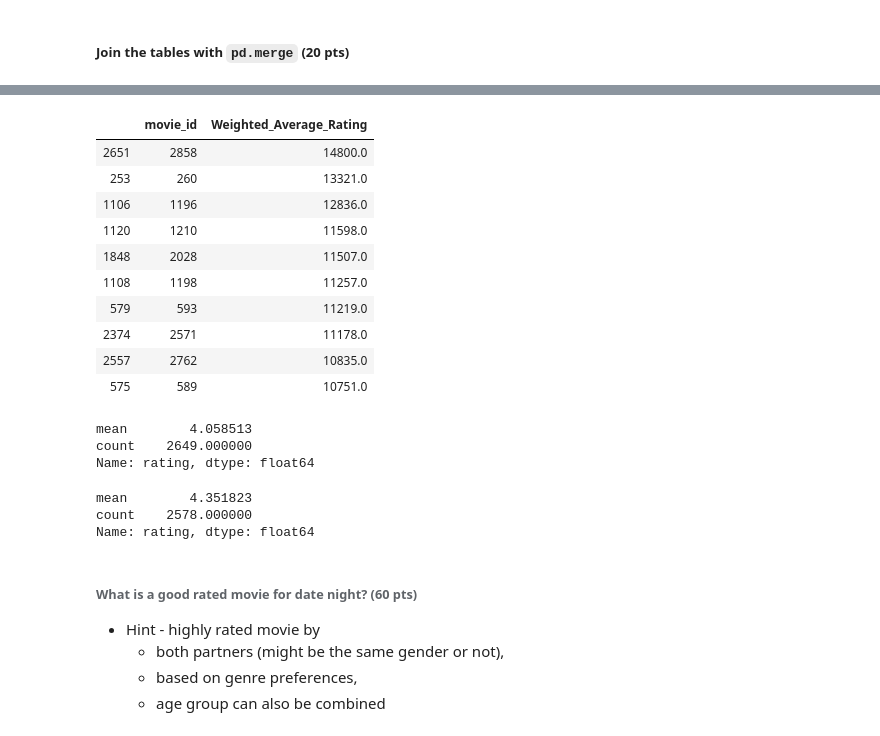
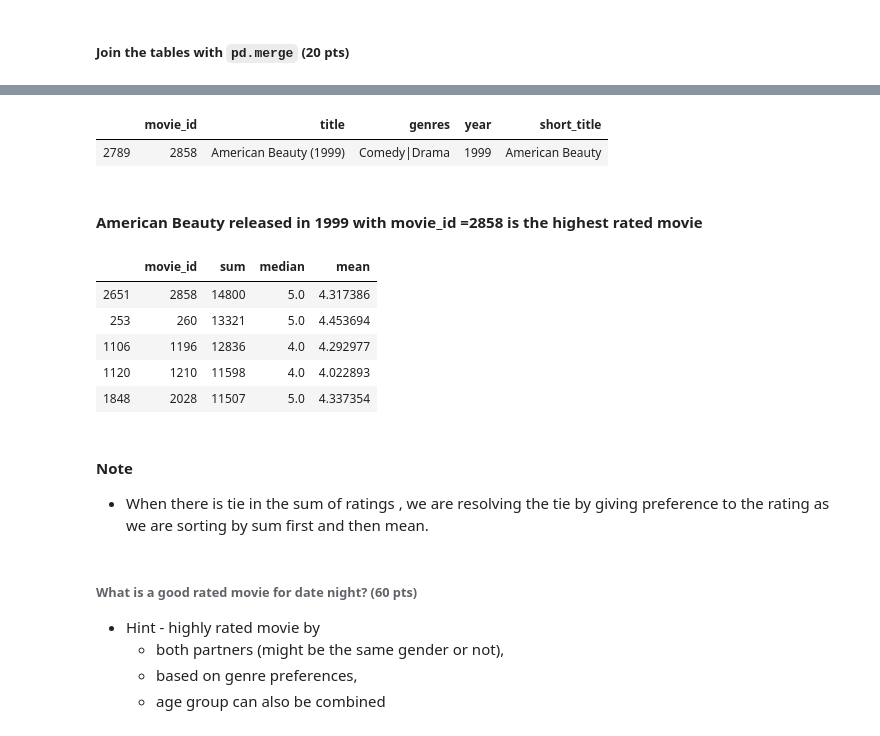
Before and after one commit to rashmihu/CSC-405-605_2020_Assignment, a Jupyter notebook: Assignment_2/code/date_night_movie.ipynb, the cells around one changed output, grey strips where cells are left out. Saved outputs shown, nothing was run; the diff lists cells and outputs as text; code cells hidden in the pictures.

```diff
--- a/Assignment_2/code/date_night_movie.ipynb
+++ b/Assignment_2/code/date_night_movie.ipynb
@@ -155,0 +183,6 @@ highestRatedMovie
+# %%
+#group the merged data by movie_id
+highRatedMovie_m2 = userMovieRatings.groupby('movie_id')
+#Calculate the sum mean and meadian and sort it by sum and mean
+highRatedMovie_m2 = highRatedMovie_m2['rating'].agg(['sum','median','mean']).reset_index().sort_values(['sum','mean'],ascending=[False,False])
+highRatedMovie_m2
@@ -156,32 +203,24 @@ highestRatedMovie
+# %%
+# Get the movie details of the first high rated movie
+movies[movies['movie_id'] == highRatedMovie_m2['movie_id'].iloc[0]]
+# %% [output]
+|  | movie_id | title | genres | year | short_title |
+| 2789 | 2858 | American Beauty (1999) | Comedy|Drama | 1999 | American Beauty |
+# %% [markdown]
+#### American Beauty released in 1999 with movie_id =2858 is the highest rated movie
 # %%
 #Display the movie_id's of top 5 rated movies and their average rating
-highestRatedMovie.head(10)
+highRatedMovie_m2.head(5)
 # %% [output]
-|  | movie_id | Weighted_Average_Rating |
-| 2651 | 2858 | 14800.0 |
-| 253 | 260 | 13321.0 |
-| 1106 | 1196 | 12836.0 |
-| 1120 | 1210 | 11598.0 |
-| 1848 | 2028 | 11507.0 |
-| 1108 | 1198 | 11257.0 |
-| 579 | 593 | 11219.0 |
-| 2374 | 2571 | 11178.0 |
-| 2557 | 2762 | 10835.0 |
-| 575 | 589 | 10751.0 |
+|  | movie_id | sum | median | mean |
+| 2651 | 2858 | 14800 | 5.0 | 4.317386 |
+| 253 | 260 | 13321 | 5.0 | 4.453694 |
+| 1106 | 1196 | 12836 | 4.0 | 4.292977 |
+| 1120 | 1210 | 11598 | 4.0 | 4.022893 |
+| 1848 | 2028 | 11507 | 5.0 | 4.337354 |
-# %%
-#Details of the highest rated movie
-# movies[movies['movie_id'] == highRatedMovie['movie_id'].iloc[0]]
-userMovieRatings[userMovieRatings['movie_id'] == 589]['rating'].agg(['mean','count'])
-# %% [output]
-mean        4.058513
-count    2649.000000
-Name: rating, dtype: float64
-# %%
-userMovieRatings[userMovieRatings['movie_id'] == 593]['rating'].agg(['mean','count'])
-# %% [output]
-mean        4.351823
-count    2578.000000
-Name: rating, dtype: float64
+# %% [markdown]
+#### Note
+- When there is tie in the sum of ratings , we are resolving the tie by giving preference to the rating as we are sorting by sum first and then mean.
 # %% [markdown]
 ###### What is a good rated movie for date night? (60 pts)
 
```
Also changed, not shown: parts of 19 cells of this notebook, 1 other file.
